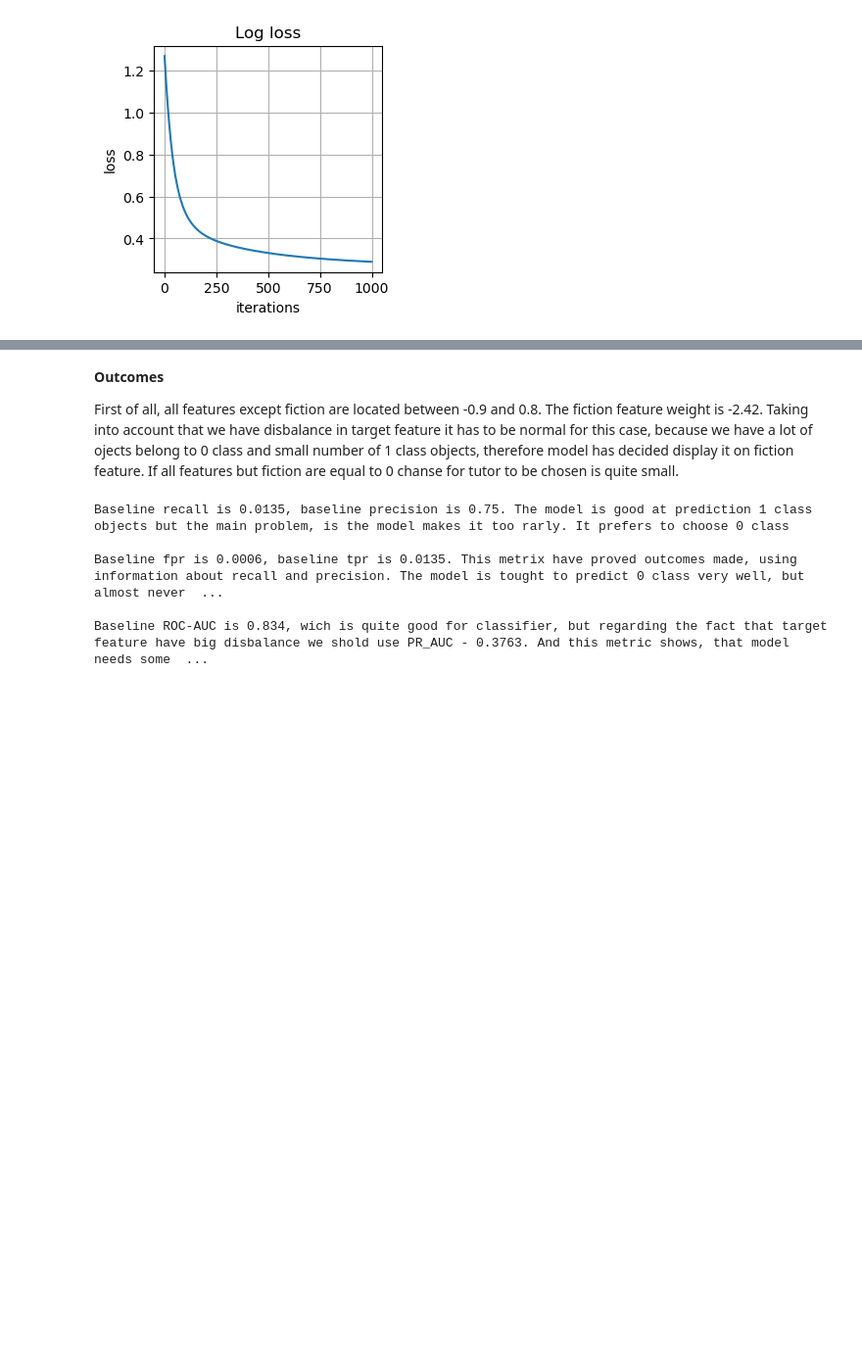
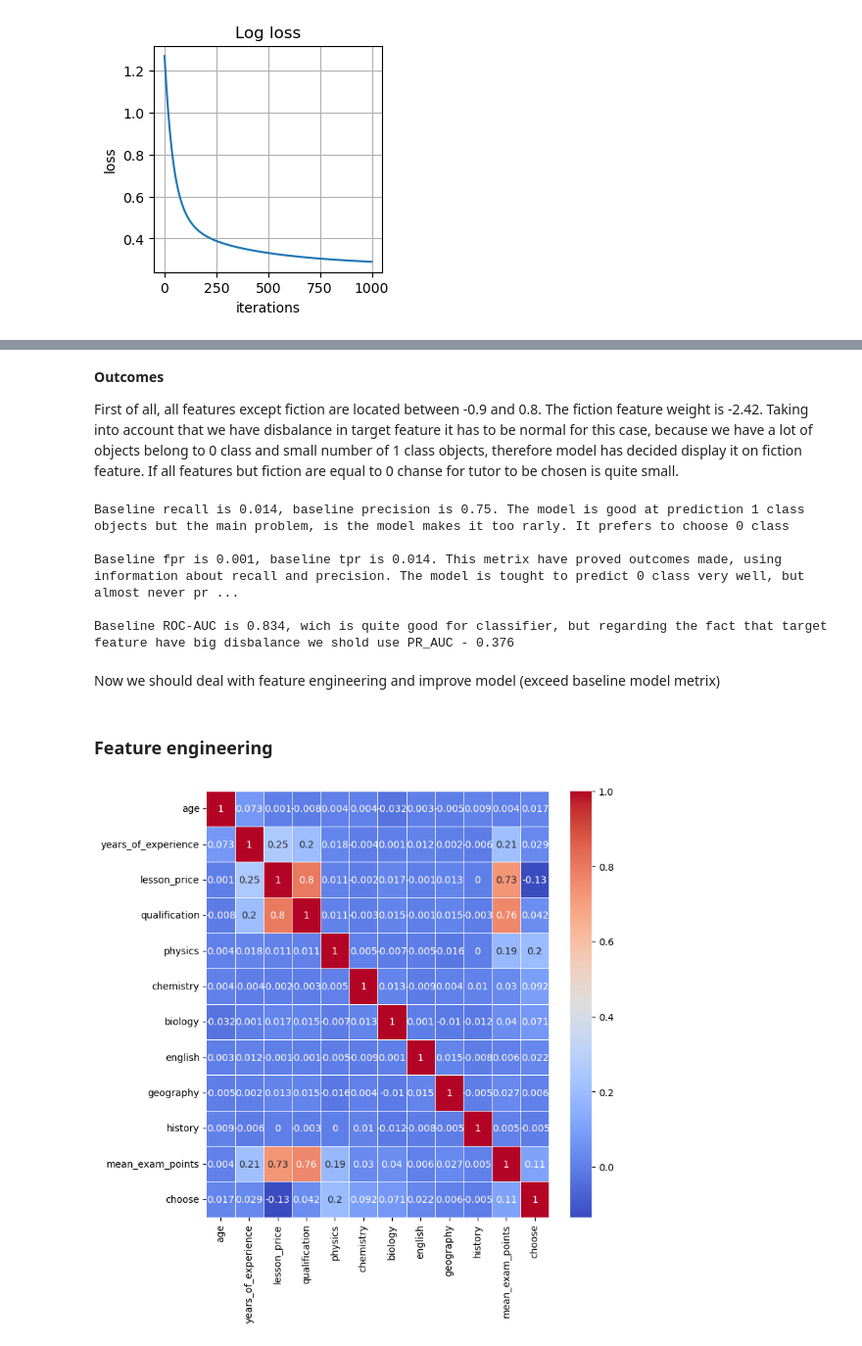
Before and after one commit to SpaceMakerc/tutor_prediction, a Jupyter notebook: predict_model_v1.ipynb, the cells around one changed output, grey strips where cells are left out. Shown at 98% size. Saved outputs shown, nothing was run; the diff lists cells and outputs as text; code cells hidden in the pictures; blank space fills up the shorter version.

```diff
--- a/predict_model_v1.ipynb
+++ b/predict_model_v1.ipynb
@@ -1001,20 +1021,34 @@ baseline_recall, baseline_precision, baseline_fpr, baseline_tpr = evaluator.reca
 # %% [markdown]
 **Outcomes**
 
-First of all, all features except fiction are located between -0.9 and 0.8. The fiction feature weight is -2.42. Taking into account that we have disbalance in target feature it has to be normal for this case, because we have a lot of ojects belong to 0 class and small number of 1 class objects, therefore model has decided display it on fiction feature. If all features but fiction are equal to 0 chanse for tutor to be chosen is quite small.
+First of all, all features except fiction are located between -0.9 and 0.8. The fiction feature weight is -2.42. Taking into account that we have disbalance in target feature it has to be normal for this case, because we have a lot of objects belong to 0 class and small number of 1 class objects, therefore model has decided display it on fiction feature. If all features but fiction are equal to 0 chanse for tutor to be chosen is quite small.
 # %%
-print(f"Baseline recall is {np.round(baseline_recall, 4)}, baseline precision is {baseline_precision}. "\
+print(f"Baseline recall is {np.round(baseline_recall, 3)}, baseline precision is {np.round(baseline_precision, 3)}. "\
 "The model is good at prediction 1 class objects but the main problem, is the model makes it too rarly. It prefers to choose 0 class\n")
 
-print(f"Baseline fpr is {np.round(baseline_fpr, 4)}, baseline tpr is {np.round(baseline_tpr, 4)}. "\
+print(f"Baseline fpr is {np.round(baseline_fpr, 3)}, baseline tpr is {np.round(baseline_tpr, 3)}. "\
 "This metrix have proved outcomes made, using information about recall and precision. The model is tought to predict 0 class very well, but almost "\
 "never predicts 1 class\n")
 
-print(f"Baseline ROC-AUC is {np.round(ROC_AUC, 4)}, wich is quite good for classifier, but regarding the fact that target feature have big disbalance "\
-f"we shold use PR_AUC - {np.round(PR_AUC, 4)}. And this metric shows, that model needs some upgrades")
+print(f"Baseline ROC-AUC is {np.round(ROC_AUC, 3)}, wich is quite good for classifier, but regarding the fact that target feature have big disbalance "\
+f"we shold use PR_AUC - {np.round(PR_AUC, 3)}")
 # %% [output]
-Baseline recall is 0.0135, baseline precision is 0.75. The model is good at prediction 1 class objects but the main problem, is the model makes it too rarly. It prefers to choose 0 class
+Baseline recall is 0.014, baseline precision is 0.75. The model is good at prediction 1 class objects but the main problem, is the model makes it too rarly. It prefers to choose 0 class
 
-Baseline fpr is 0.0006, baseline tpr is 0.0135. This metrix have proved outcomes made, using information about recall and precision. The model is tought to predict 0 class very well, but almost never  ...
+Baseline fpr is 0.001, baseline tpr is 0.014. This metrix have proved outcomes made, using information about recall and precision. The model is tought to predict 0 class very well, but almost never pr ...
 
-Baseline ROC-AUC is 0.834, wich is quite good for classifier, but regarding the fact that target feature have big disbalance we shold use PR_AUC - 0.3763. And this metric shows, that model needs some  ...
+Baseline ROC-AUC is 0.834, wich is quite good for classifier, but regarding the fact that target feature have big disbalance we shold use PR_AUC - 0.376
+# %% [markdown]
+Now we should deal with feature engineering and improve model (exceed baseline model metrix)
+# %% [markdown]
+### Feature engineering
+# %%
+plt.figure(figsize=(8, 8))
+
+corr_matrix = np.round(df_train.corr(), 3)
+
+sns.heatmap(data=corr_matrix, annot=True, cmap="coolwarm", linewidths=0.5)
+
+plt.show()
+# %% [output]
+[figure, added]
```
Also changed, not shown: parts of 23 cells of this notebook.
